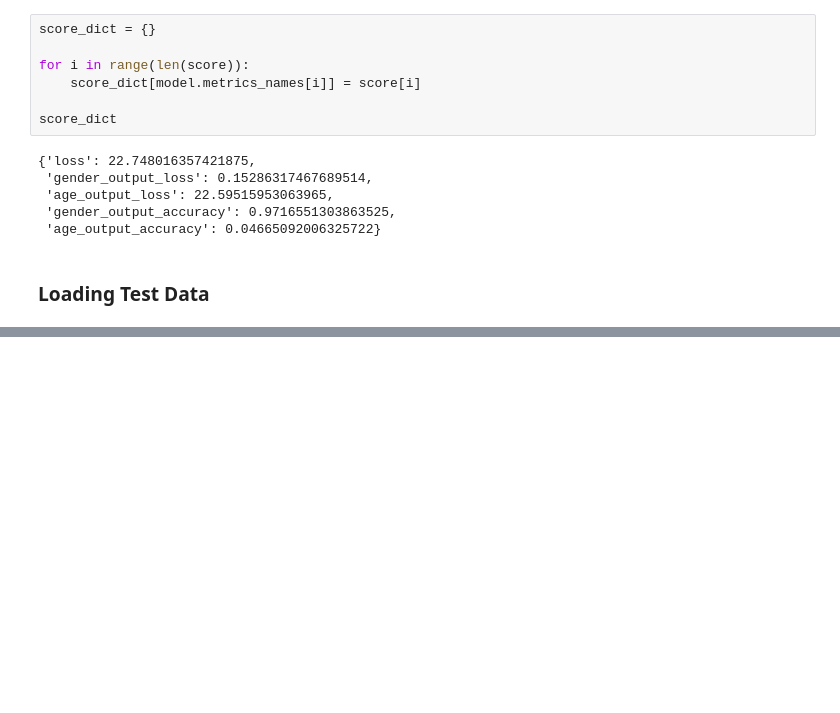
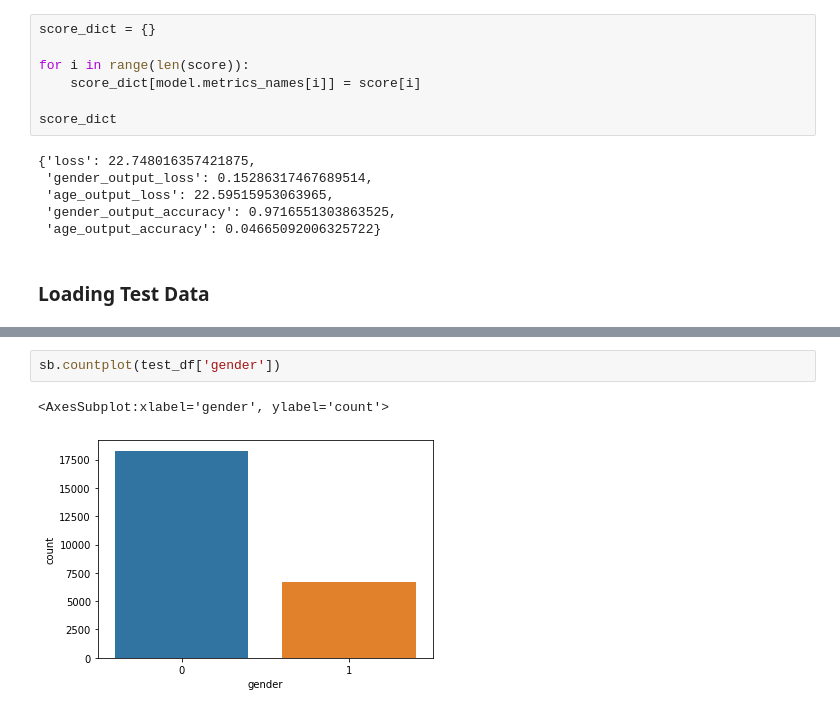
Before and after one commit to RecStu14/CZ4042-Age-Gender-Prediction, a Jupyter notebook: training_run3.ipynb, the cells around one changed output, grey strips where cells are left out. Cells and saved outputs as stored; diff of their text form; blank space fills up the shorter version.

```diff
--- a/training_run3.ipynb
+++ b/training_run3.ipynb
@@ -394,0 +452,5 @@ score_dict
+# %%
+sb.countplot(test_df['gender'])
+# %% [output]
+<AxesSubplot:xlabel='gender', ylabel='count'>
+[figure, added]
```
Also changed, not shown: parts of 18 cells of this notebook, 1 other file.
